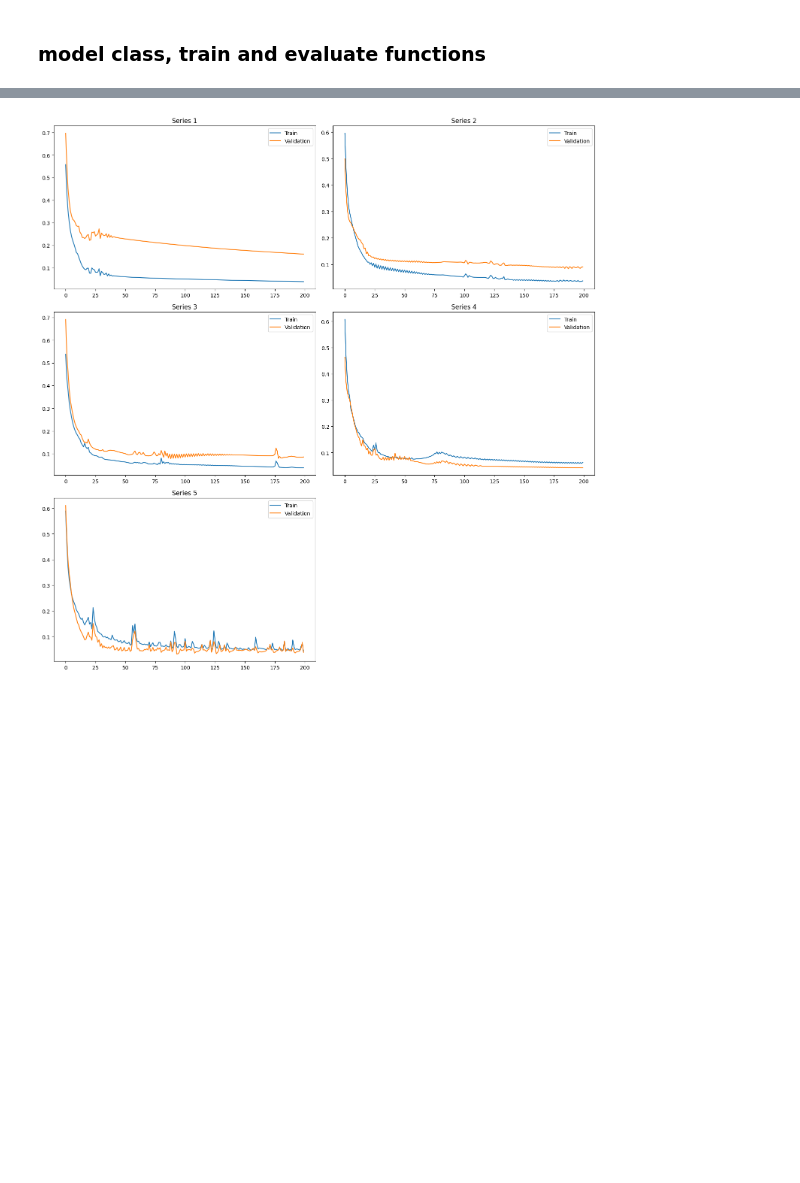
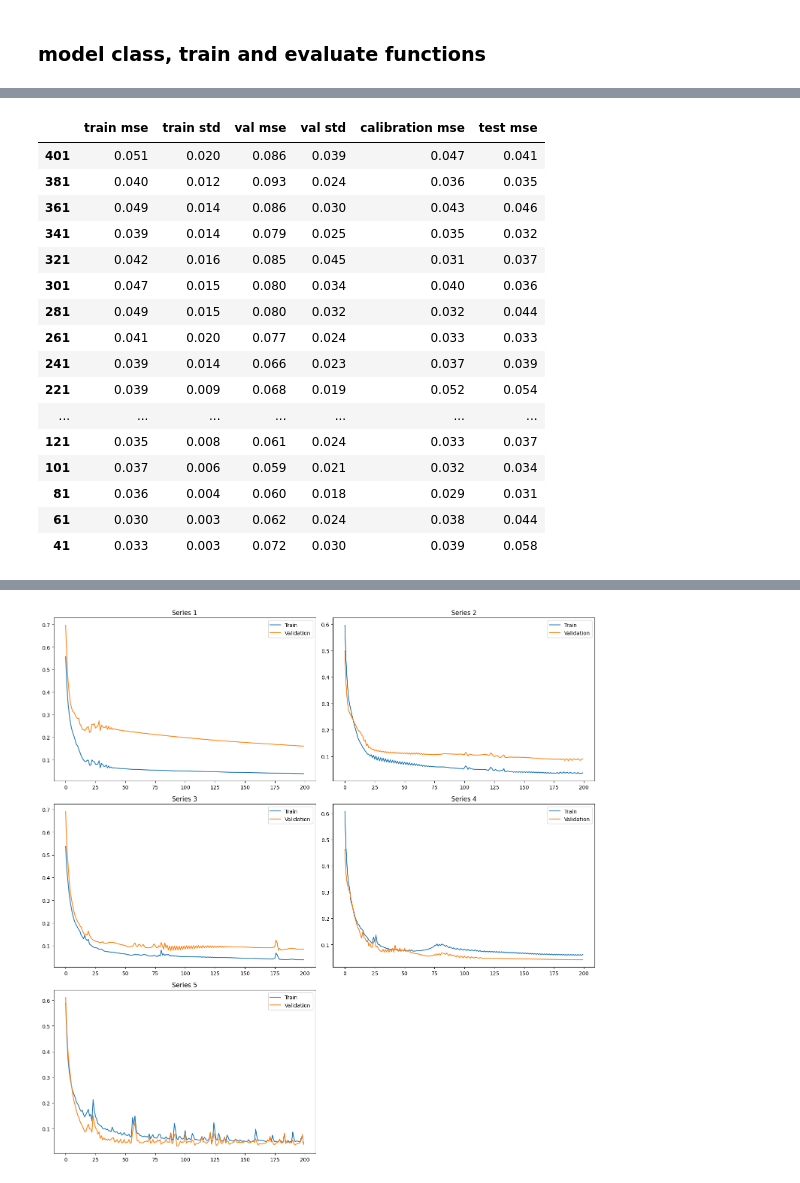
Before and after one commit to Lucas-ZR/datahow-thesis-feup, a Jupyter notebook: torch_perm_imp_reg.ipynb, the cells around one changed output, grey strips where cells are left out. Drawn from its saved outputs; the diff is of its cells as text; code cells hidden in the pictures; blank space fills up the shorter version.

```diff
--- a/torch_perm_imp_reg.ipynb
+++ b/torch_perm_imp_reg.ipynb
@@ -182,15 +199,3 @@ class PyTorchRegressorWrapper:
             X_tensor = torch.tensor(X, dtype=torch.float32)
             predictions = model(X_tensor).numpy()
         return predictions
-# %%
-# pass model trough wrapper
-model_wrapper = PyTorchRegressorWrapper(model=model)
-
-# permutation importance with the wrapper instance
-results = permutation_importance(model_wrapper,
-                                 x_train,
-                                 y_train,
-                                 n_repeats=30,
-                                 random_state=42,
-                                 n_jobs=4,
-                                 scoring='neg_mean_squared_error')
@@ -258,0 +360,29 @@ train,val=permutation_importance_cross(X_train=x_train,
+# %%
+table = build_table(x_train=x_train,
+                    y_train=y_train,
+                    x_test=x_test,
+                    y_test=y_test,
+                    step=20,
+                    perm_imp_array=mean_importance,
+                    k_folds=5)
+# %%
+pd.set_option('display.precision', 3)
+table
+# %% [output]
+|  | train mse | train std | val mse | val std | calibration mse | test mse |
+| 401 | 0.051 | 0.020 | 0.086 | 0.039 | 0.047 | 0.041 |
+| 381 | 0.040 | 0.012 | 0.093 | 0.024 | 0.036 | 0.035 |
+| 361 | 0.049 | 0.014 | 0.086 | 0.030 | 0.043 | 0.046 |
+| 341 | 0.039 | 0.014 | 0.079 | 0.025 | 0.035 | 0.032 |
+| 321 | 0.042 | 0.016 | 0.085 | 0.045 | 0.031 | 0.037 |
+| 301 | 0.047 | 0.015 | 0.080 | 0.034 | 0.040 | 0.036 |
+| 281 | 0.049 | 0.015 | 0.080 | 0.032 | 0.032 | 0.044 |
+| 261 | 0.041 | 0.020 | 0.077 | 0.024 | 0.033 | 0.033 |
+| 241 | 0.039 | 0.014 | 0.066 | 0.023 | 0.037 | 0.039 |
+| 221 | 0.039 | 0.009 | 0.068 | 0.019 | 0.052 | 0.054 |
+| ... | ... | ... | ... | ... | ... | ... |
+| 121 | 0.035 | 0.008 | 0.061 | 0.024 | 0.033 | 0.037 |
+| 101 | 0.037 | 0.006 | 0.059 | 0.021 | 0.032 | 0.034 |
+| 81 | 0.036 | 0.004 | 0.060 | 0.018 | 0.029 | 0.031 |
+| 61 | 0.030 | 0.003 | 0.062 | 0.024 | 0.038 | 0.044 |
+| 41 | 0.033 | 0.003 | 0.072 | 0.030 | 0.039 | 0.058 |
```
Also changed, not shown: parts of 20 cells of this notebook, 1 other file.
